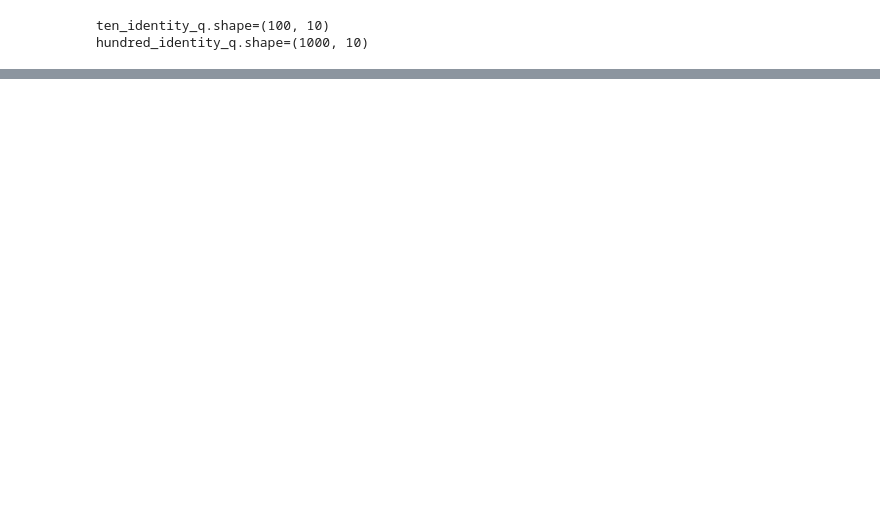
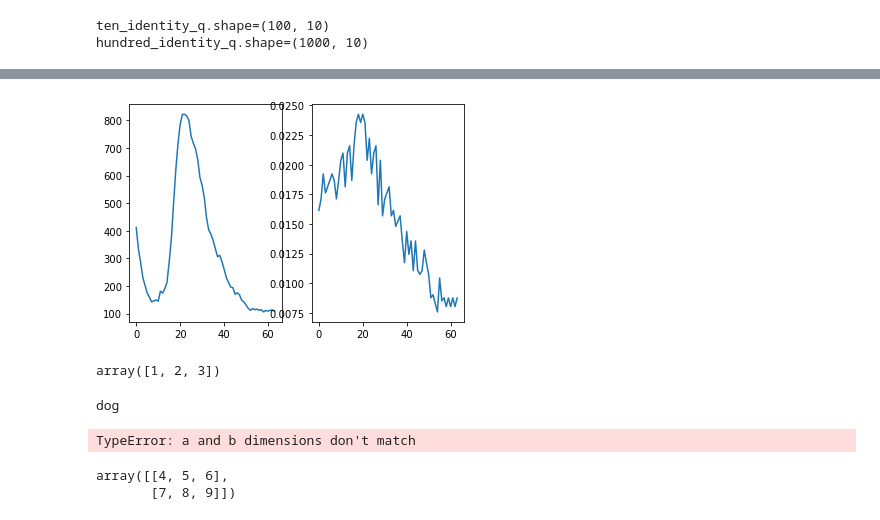
Before and after one commit to yikai-wu/Multi-Analyst-DP, a Jupyter notebook: src/online/SkewedScheduler.ipynb, the cells around one changed output, grey strips where cells are left out. Cells and saved outputs as stored; diff of their text form; code cells hidden in the pictures; blank space fills up the shorter version.

Commit message:
Created skewed scheduler

```diff
--- a/src/online/SkewedScheduler.ipynb
+++ b/src/online/SkewedScheduler.ipynb
@@ -44,7 +44,7 @@ def pmw_naive(workload, x, analyst_labels, T, eps=0.01, total_k=None,
     n = x.sum()
     if(eta == None):
         eta = (math.log(m, np.e) / ((math.sqrt(n))) )
-    #print(eta)
+    print(eta)
     delta = 1 / (n * math.log(n, np.e))
     x_norm = x / np.sum(x)
 
@@ -62,7 +62,7 @@ def pmw_naive(workload, x, analyst_labels, T, eps=0.01, total_k=None,
 
     # initialize total_k, the total number of update steps if not default
     if total_k == None:
-        total_k = round(n * math.log(math.sqrt(m))/770)
+        total_k = round(n * math.log(math.sqrt(m)) / 770) #770
         print(f'{total_k=}')
 
     def lazy_round():
@@ -78,7 +78,7 @@ def pmw_naive(workload, x, analyst_labels, T, eps=0.01, total_k=None,
             pmw_answers.append(0)
         else:
             pmw_answers.append(answer)
-        x_list.append(x_list[time].round(3))
+        x_list.append(x_list[time])
 
     # inititate first instance of SVT with half the budget and k updates; will be reset in the main loop
     SVTtrigger = False
@@ -135,7 +135,7 @@ def pmw_naive(workload, x, analyst_labels, T, eps=0.01, total_k=None,
             # 1. update the synthetic database
             # 2. answer the query using the noisy answer from the database itself
             else:
-                x_list.append(x_t.round(3))
+                x_list.append(x_t)
                 update_list.append('yes') # increment number of updates counter
                 answer = a_t_hat / np.sum(x)
 
@@ -161,9 +161,10 @@ def pmw_naive(workload, x, analyst_labels, T, eps=0.01, total_k=None,
         np.set_printoptions(suppress=True)
         """Print inputes/outputs to analyze each query"""
         print(f'Original database: {x}\n')
+        print(f'Synthetic Database (after) = {x_list[len(x_list) - 1] * sum(x)}\n')
         print(f'Normalized database: {x_norm}\n')
         print(f'Synthetic Database (before) = {x_list[0]}\n')
-        print(f'Synthetic Database (after) = {x_list[len(x_list) - 1]}\n')
+        print(f'Synthetic Database (after, norm) = {x_list[len(x_list) - 1]}\n')
         print(f'Difference btw. Final Synthetic and true database = {x_list[len(x_list) - 1] - x_norm}\n')
         print(f'Update Count = {update_count}\n')
         print(f'{T=}\n')
@@ -351,4 +336,5 @@ array([[0.        , 1.        , 0.        , ..., 0.        , 0.        ,
 # %%
-pmw_naive(final_W, x_race[:64], ['A'] * len(final_W), eps=1, T=40, total_k = 100,
-          show_messages=True, to_return='error')
+data = pmw_naive(final_W, x_race[:64], ['A'] * len(final_W), eps=1, T=40, total_k = 1000,
+          show_messages=True, to_return='pd')
+data
 # %% [output]
@@ -372,0 +371,61 @@ delta=4.912808703194887e-06
+# %%
+final_synthdb = data.iloc[len(data) - 1, 6]
+# %%
+import matplotlib.pyplot as plt
+
+
+x1 = range(64)
+y1 = x_race[:64]
+
+x2 = range(64)
+y2 = final_synthdb
+
+plt.subplot(1, 2, 1)
+plt.plot(x1, y1)
+#plt.title('A tale of 2 subplots')
+#plt.ylabel('Damped oscillation')
+
+
+plt.subplot(1, 2, 2)
+plt.plot(x2, y2)
+#plt.xlabel('time (s)')
+#plt.ylabel('Undamped')
+
+plt.show()
+
+#plt.plot(x1, y1, color ="red")
+# %% [output]
+[figure, added]
+# %%
+w = np.array([[1, 2, 3],
+             [4, 5, 6],
+             [7, 8, 9]])
+w[0]
+# %% [output]
+array([1, 2, 3])
+# %%
+p = 0.5
+
+if np.random.random()<p:
+    print('dog')
+# %% [output]
+dog
+# %%
+a_ex = np.array([[1, 2, 3],
+             [4, 5, 6],
+             [7, 8, 9]])
+
+b_ex = np.array([[11, 22, 33],
+             [44, 55, 66],
+             [77, 88, 99]])
+
+b_bad = np.array([[1, 1, 1, 1]])
+
+skewed_scheduler(0.5, a_ex, b_bad)
+# %% [output]
+TypeError: a and b dimensions don't match
+# %%
+a_ex[1:]
+# %% [output]
+array([[4, 5, 6],
+       [7, 8, 9]])
```
Also changed, not shown: parts of 5 cells of this notebook.
